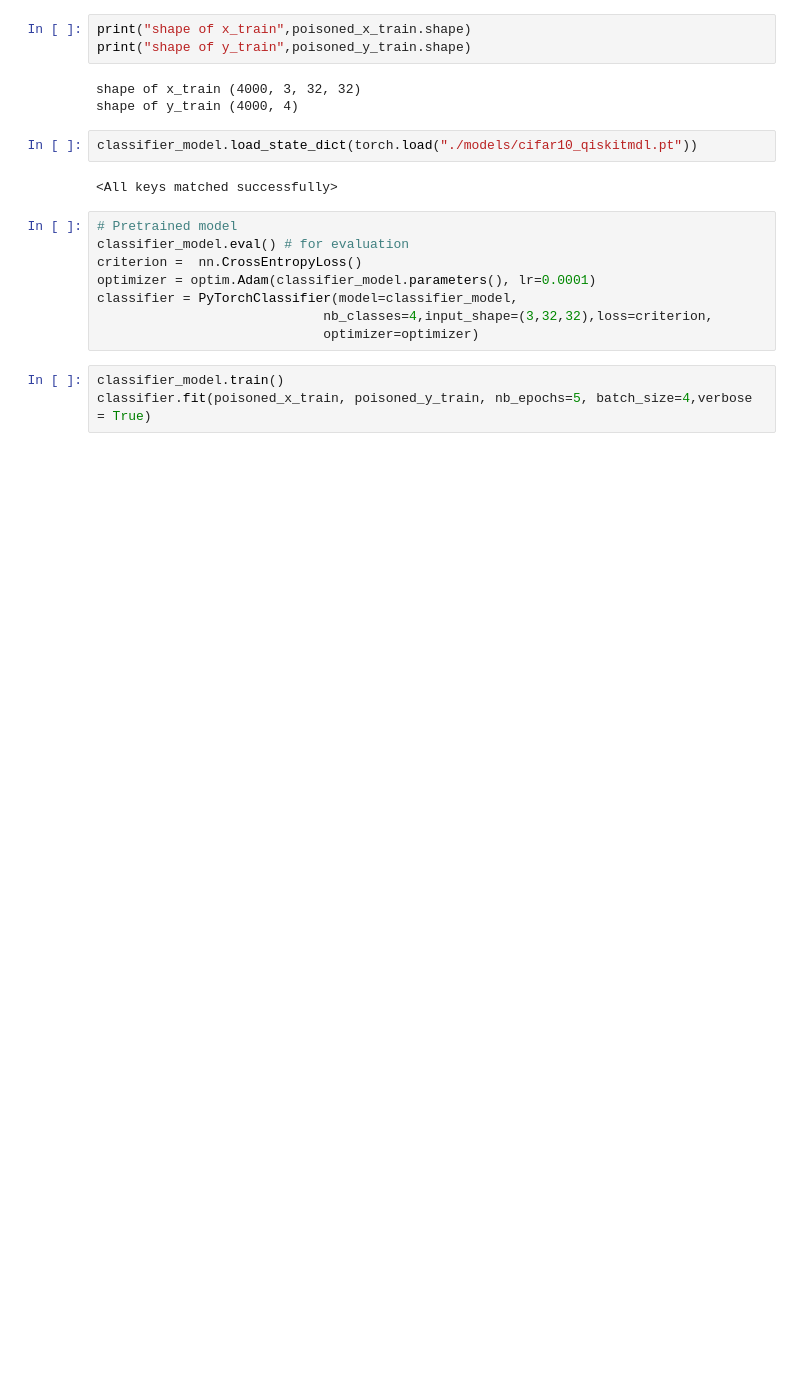
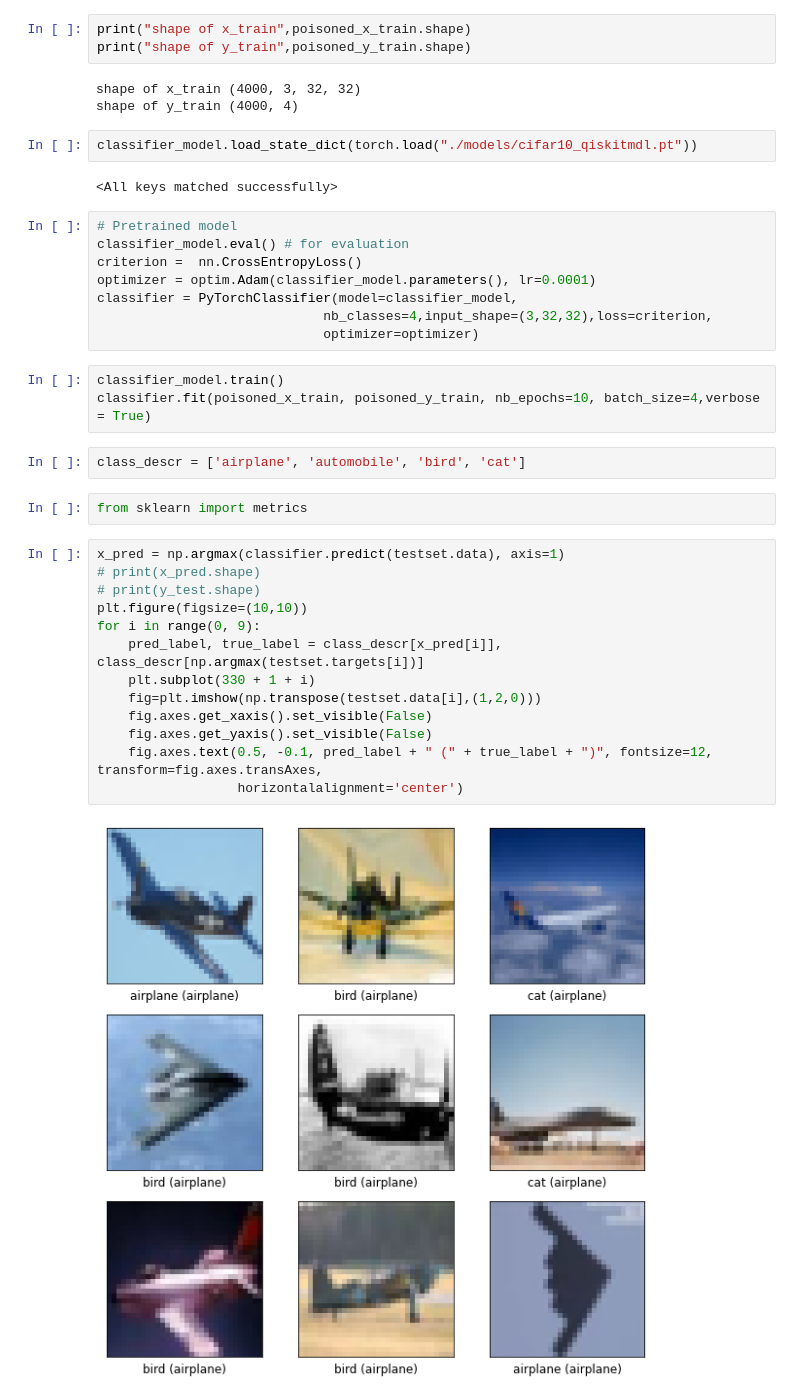
Before and after one commit to agrzheng/qiskit, a Jupyter notebook: Hybrid-qnn/qiskit-cifar10-WaNet.ipynb, the cells around one changed output. Drawn from its saved outputs; the diff is of its cells as text; blank space fills up the shorter version.

```diff
--- a/Hybrid-qnn/qiskit-cifar10-WaNet.ipynb
+++ b/Hybrid-qnn/qiskit-cifar10-WaNet.ipynb
@@ -282,4 +273,23 @@ classifier = PyTorchClassifier(model=classifier_model,
                              optimizer=optimizer)
 # %%
 classifier_model.train()
-classifier.fit(poisoned_x_train, poisoned_y_train, nb_epochs=5, batch_size=4,verbose = True)
+classifier.fit(poisoned_x_train, poisoned_y_train, nb_epochs=10, batch_size=4,verbose = True)
+# %%
+class_descr = ['airplane', 'automobile', 'bird', 'cat']
+# %%
+from sklearn import metrics
+# %%
+x_pred = np.argmax(classifier.predict(testset.data), axis=1)
+# print(x_pred.shape)
+# print(y_test.shape)
+plt.figure(figsize=(10,10))
+for i in range(0, 9):
+    pred_label, true_label = class_descr[x_pred[i]], class_descr[np.argmax(testset.targets[i])]
+    plt.subplot(330 + 1 + i)
+    fig=plt.imshow(np.transpose(testset.data[i],(1,2,0)))
+    fig.axes.get_xaxis().set_visible(False)
+    fig.axes.get_yaxis().set_visible(False)
+    fig.axes.text(0.5, -0.1, pred_label + " (" + true_label + ")", fontsize=12, transform=fig.axes.transAxes,
+                  horizontalalignment='center')
+# %% [output]
+[figure, added]
```
Also changed, not shown: parts of 11 cells of this notebook, 12 other files.
